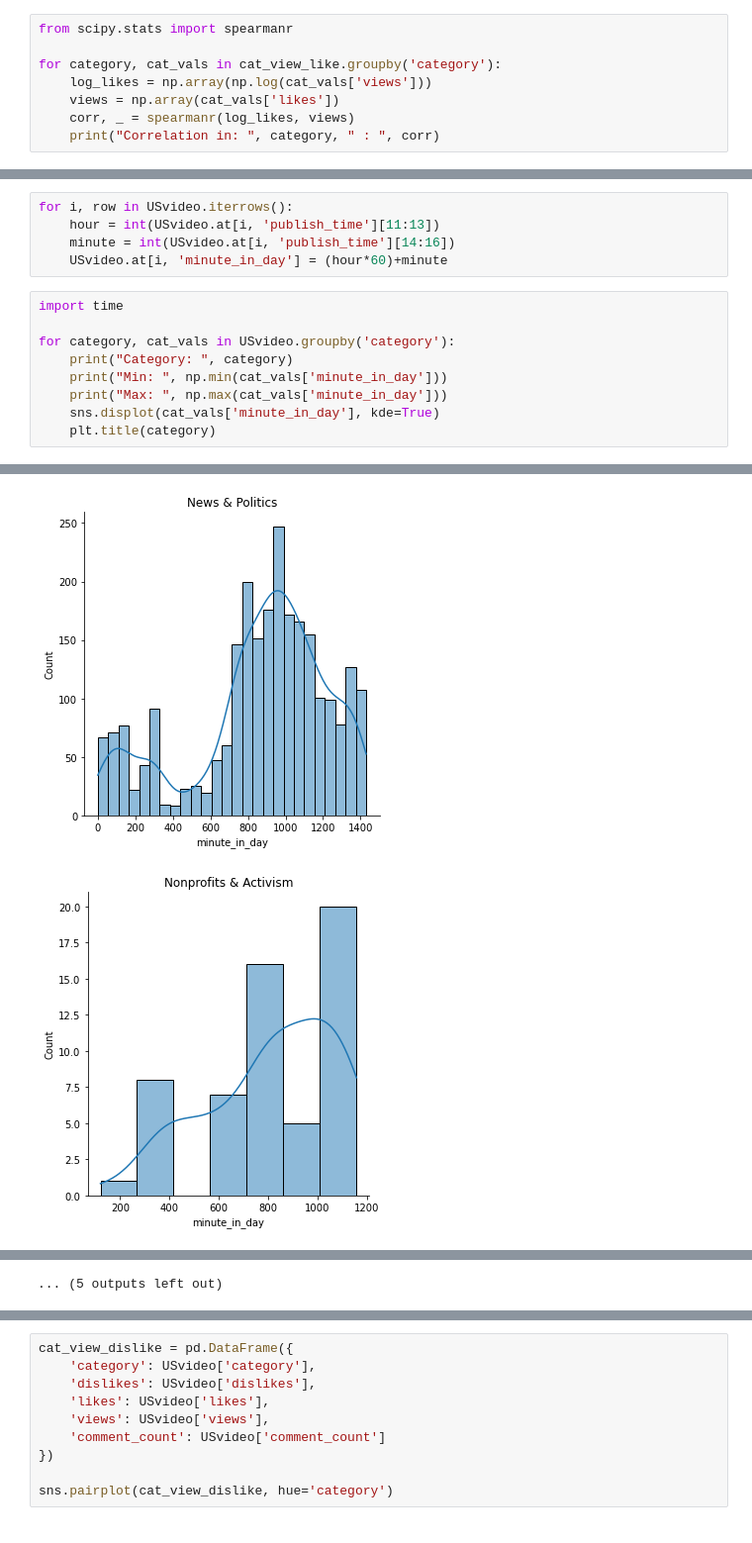
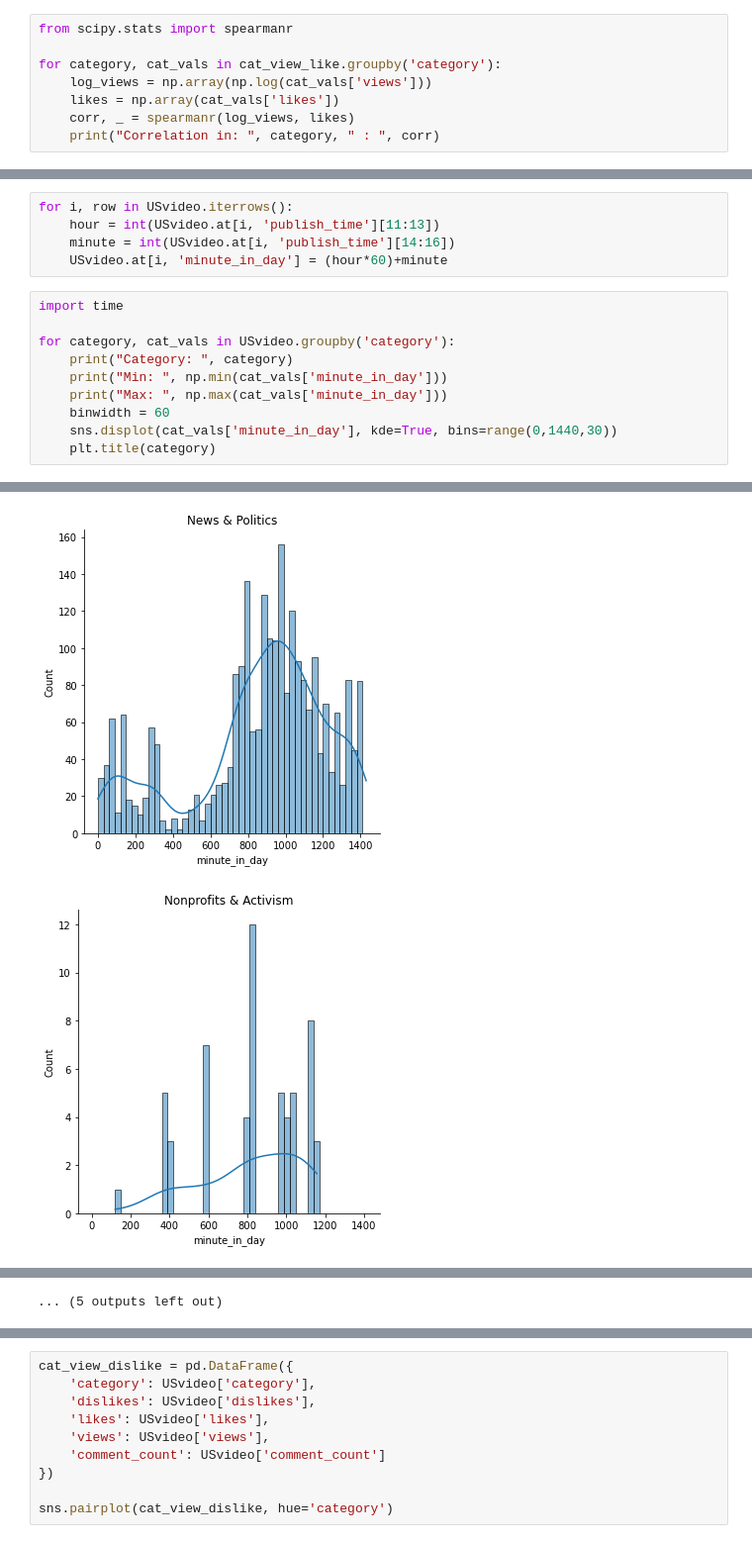
Before and after one commit to BetzabethN/MenonLabs-Spring-2021---Buddy-Challenge, a Jupyter notebook: Numerical Variables Analysis.ipynb, the cells around one changed output, grey strips where cells are left out. Shown at 99% size. Saved outputs shown, nothing was run; the diff lists cells and outputs as text.

```diff
--- a/Initial_v2.ipynb
+++ b/Numerical Variables Analysis.ipynb
@@ -106,9 +127,9 @@ for i,row in cat_view_like.iterrows():
 from scipy.stats import spearmanr
 
 for category, cat_vals in cat_view_like.groupby('category'):
-    log_likes = np.array(np.log(cat_vals['views']))
-    views = np.array(cat_vals['likes'])
-    corr, _ = spearmanr(log_likes, views)
+    log_views = np.array(np.log(cat_vals['views']))
+    likes = np.array(cat_vals['likes'])
+    corr, _ = spearmanr(log_views, likes)
     print("Correlation in: ", category, " : ", corr)
 # %% [output]
 Correlation in:  Autos & Vehicles  :  0.7110249163287728
@@ -210,7 +247,8 @@ for category, cat_vals in USvideo.groupby('category'):
     print("Category: ", category)
     print("Min: ", np.min(cat_vals['minute_in_day']))
     print("Max: ", np.max(cat_vals['minute_in_day']))
-    sns.displot(cat_vals['minute_in_day'], kde=True)
+    binwidth = 60
+    sns.displot(cat_vals['minute_in_day'], kde=True, bins=range(0,1440,30))
     plt.title(category)
 # %% [output]
 Category:  Autos & Vehicles
@@ -241,2 +279,2 @@ Max:  1435.0
-[figure, old version]
+[figure, new version]
-[figure, old version]
+[figure, new version]
```
Also changed, not shown: parts of 22 cells of this notebook.
